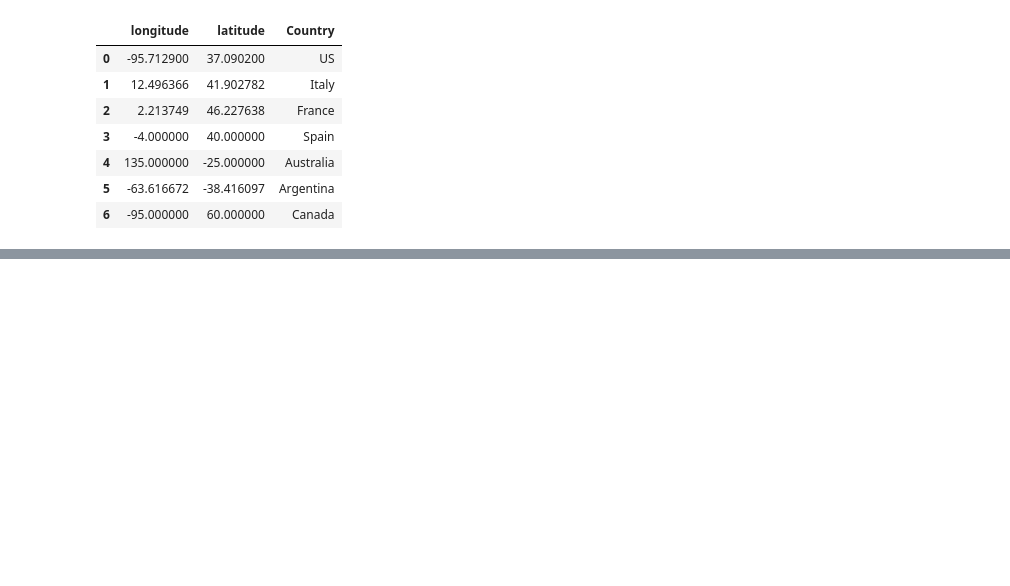
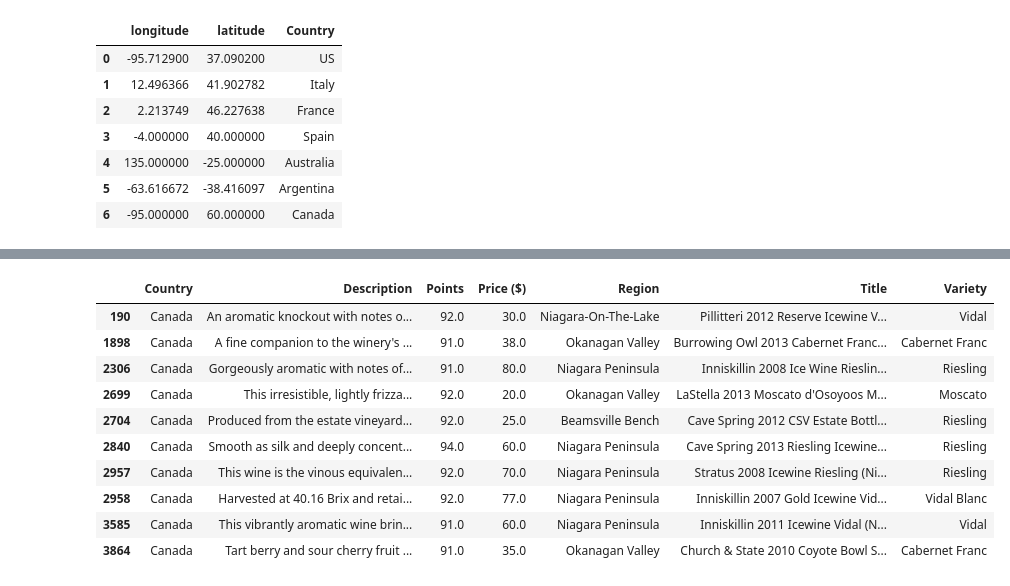
Before and after one commit to carojasp12/Sip-by-Sip, a Jupyter notebook: Code/Sip-by-Sip.ipynb, the cells around one changed output, grey strips where cells are left out. Saved outputs shown, nothing was run; the diff lists cells and outputs as text; code cells hidden in the pictures; blank space fills up the shorter version.

```diff
--- a/Code/Sip-by-Sip.ipynb
+++ b/Code/Sip-by-Sip.ipynb
@@ -230,3 +230,19 @@ region_map= region_coordinates_df.hvplot.points(
 region_map
 # %% [output]
 [interactive output not drawn]
+# %%
+canada_regions = high_points.loc[(high_points['Country']=='Canada')]
+
+canada_regions.head(10)
+# %% [output]
+|  | Country | Description | Points | Price ($) | Region | Title | Variety |
+| 190 | Canada | An aromatic knockout with notes o... | 92.0 | 30.0 | Niagara-On-The-Lake | Pillitteri 2012 Reserve Icewine V... | Vidal |
+| 1898 | Canada | A fine companion to the winery's ... | 91.0 | 38.0 | Okanagan Valley | Burrowing Owl 2013 Cabernet Franc... | Cabernet Franc |
+| 2306 | Canada | Gorgeously aromatic with notes of... | 91.0 | 80.0 | Niagara Peninsula | Inniskillin 2008 Ice Wine Rieslin... | Riesling |
+| 2699 | Canada | This irresistible, lightly frizza... | 92.0 | 20.0 | Okanagan Valley | LaStella 2013 Moscato d'Osoyoos M... | Moscato |
+| 2704 | Canada | Produced from the estate vineyard... | 92.0 | 25.0 | Beamsville Bench | Cave Spring 2012 CSV Estate Bottl... | Riesling |
+| 2840 | Canada | Smooth as silk and deeply concent... | 94.0 | 60.0 | Niagara Peninsula | Cave Spring 2013 Riesling Icewine... | Riesling |
+| 2957 | Canada | This wine is the vinous equivalen... | 92.0 | 70.0 | Niagara Peninsula | Stratus 2008 Icewine Riesling (Ni... | Riesling |
+| 2958 | Canada | Harvested at 40.16 Brix and retai... | 92.0 | 77.0 | Niagara Peninsula | Inniskillin 2007 Gold Icewine Vid... | Vidal Blanc |
+| 3585 | Canada | This vibrantly aromatic wine brin... | 91.0 | 60.0 | Niagara Peninsula | Inniskillin 2011 Icewine Vidal (N... | Vidal |
+| 3864 | Canada | Tart berry and sour cherry fruit ... | 91.0 | 35.0 | Okanagan Valley | Church & State 2010 Coyote Bowl S... | Cabernet Franc |
```
Also changed, not shown: parts of 3 cells of this notebook.
